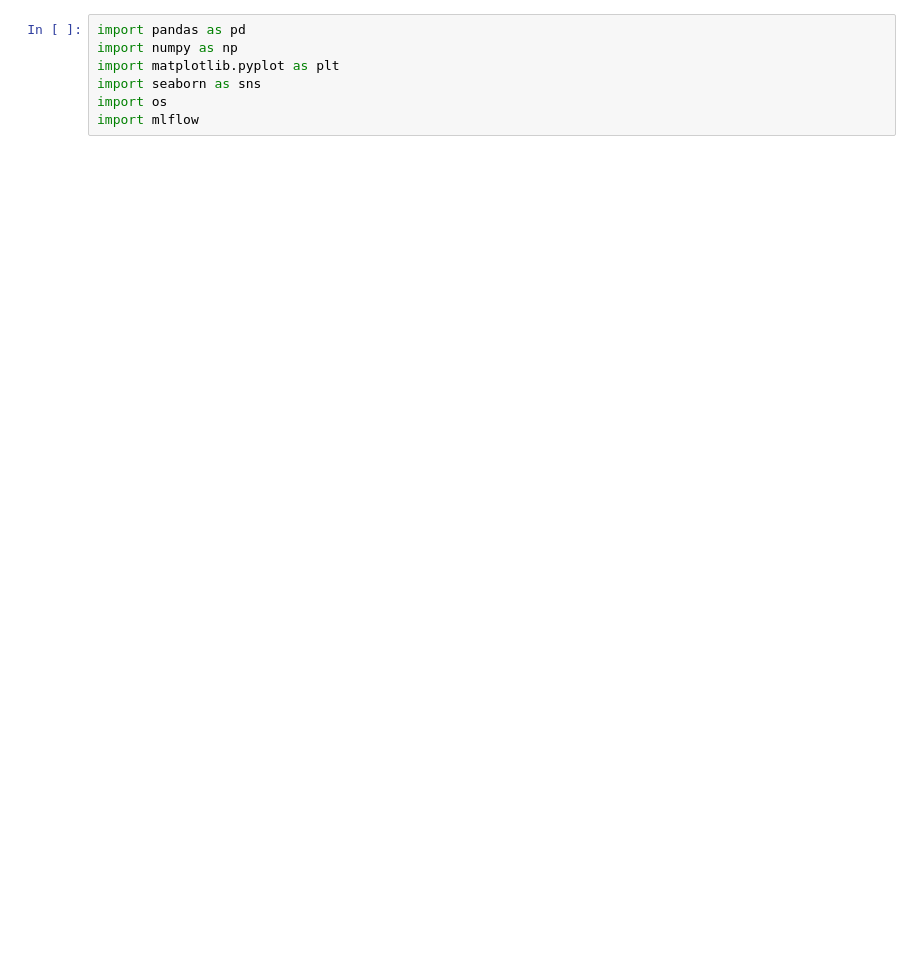
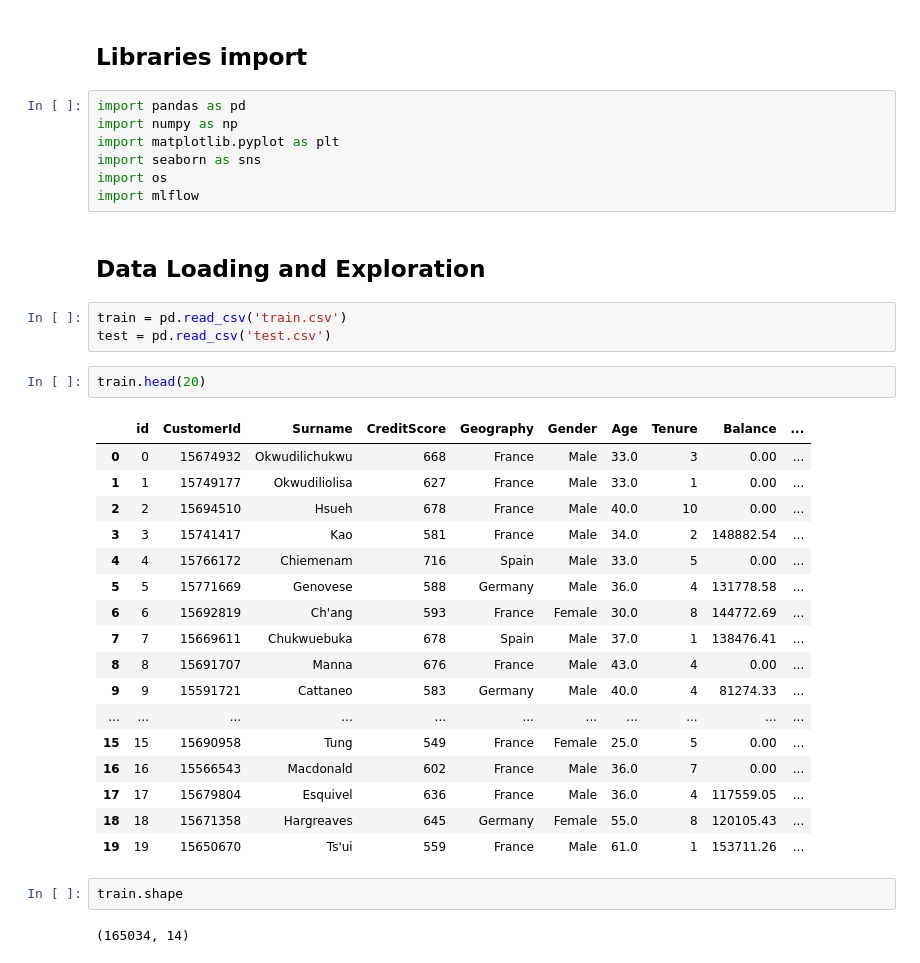
Before and after one commit to timothyafolami/kaggle-playground-series-2024, a Jupyter notebook: code.ipynb, the cells around one changed output. Saved outputs shown, nothing was run; the diff lists cells and outputs as text; blank space fills up the shorter version.

```diff
--- a/code.ipynb
+++ b/code.ipynb
@@ -1,3 +1,5 @@
+# %% [markdown]
+## Libraries import
 # %%
 import pandas as pd
 import numpy as np
@@ -5,3 +7,32 @@ import matplotlib.pyplot as plt
 import seaborn as sns
 import os
 import mlflow
+# %% [markdown]
+## Data Loading and Exploration
+# %%
+train = pd.read_csv('train.csv')
+test = pd.read_csv('test.csv')
+# %%
+train.head(20)
+# %% [output]
+|  | id | CustomerId | Surname | CreditScore | Geography | Gender | Age | Tenure | Balance | ... |
+| 0 | 0 | 15674932 | Okwudilichukwu | 668 | France | Male | 33.0 | 3 | 0.00 | ... |
+| 1 | 1 | 15749177 | Okwudiliolisa | 627 | France | Male | 33.0 | 1 | 0.00 | ... |
+| 2 | 2 | 15694510 | Hsueh | 678 | France | Male | 40.0 | 10 | 0.00 | ... |
+| 3 | 3 | 15741417 | Kao | 581 | France | Male | 34.0 | 2 | 148882.54 | ... |
+| 4 | 4 | 15766172 | Chiemenam | 716 | Spain | Male | 33.0 | 5 | 0.00 | ... |
+| 5 | 5 | 15771669 | Genovese | 588 | Germany | Male | 36.0 | 4 | 131778.58 | ... |
+| 6 | 6 | 15692819 | Ch'ang | 593 | France | Female | 30.0 | 8 | 144772.69 | ... |
+| 7 | 7 | 15669611 | Chukwuebuka | 678 | Spain | Male | 37.0 | 1 | 138476.41 | ... |
+| 8 | 8 | 15691707 | Manna | 676 | France | Male | 43.0 | 4 | 0.00 | ... |
+| 9 | 9 | 15591721 | Cattaneo | 583 | Germany | Male | 40.0 | 4 | 81274.33 | ... |
+| ... | ... | ... | ... | ... | ... | ... | ... | ... | ... | ... |
+| 15 | 15 | 15690958 | Tung | 549 | France | Female | 25.0 | 5 | 0.00 | ... |
+| 16 | 16 | 15566543 | Macdonald | 602 | France | Male | 36.0 | 7 | 0.00 | ... |
+| 17 | 17 | 15679804 | Esquivel | 636 | France | Male | 36.0 | 4 | 117559.05 | ... |
+| 18 | 18 | 15671358 | Hargreaves | 645 | Germany | Female | 55.0 | 8 | 120105.43 | ... |
+| 19 | 19 | 15650670 | Ts'ui | 559 | France | Male | 61.0 | 1 | 153711.26 | ... |
+# %%
+train.shape
+# %% [output]
+(165034, 14)
```
Also changed, not shown: parts of 40 cells of this notebook, 1 other file.
